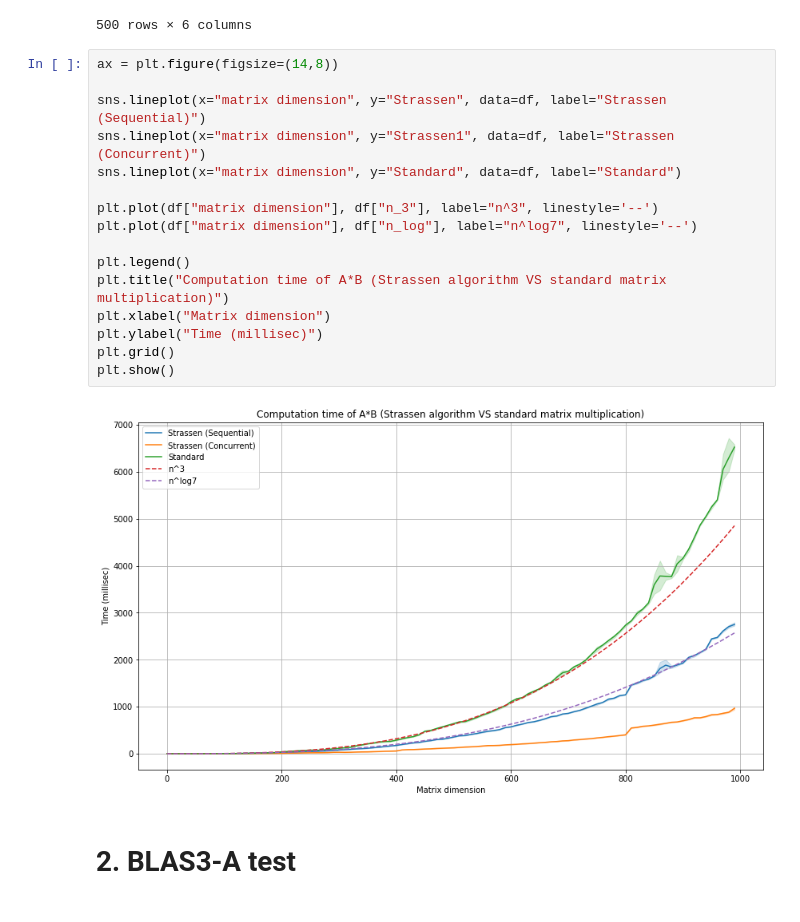
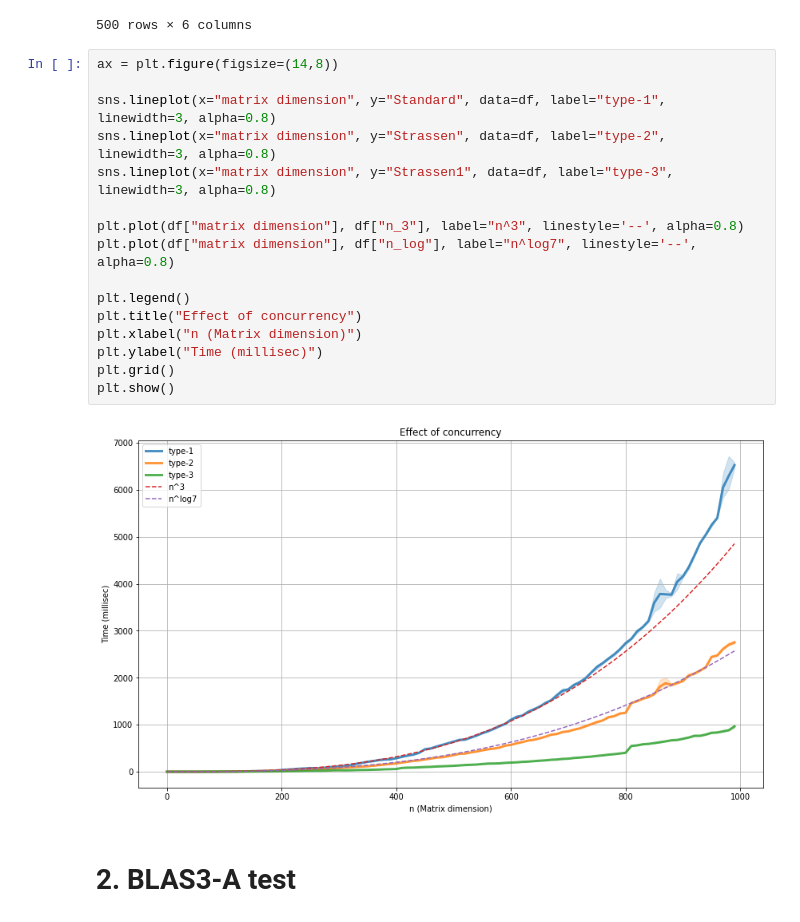
Before and after one commit to JunmingZhao42/FMM-Strassen-Algorithm, a Jupyter notebook: plot.ipynb, the cells around one changed output. Cells and saved outputs as stored; diff of their text form.

```diff
--- a/plot.ipynb
+++ b/plot.ipynb
@@ -30,21 +53,21 @@ df
 # %%
 ax = plt.figure(figsize=(14,8))
 
-sns.lineplot(x="matrix dimension", y="Strassen", data=df, label="Strassen (Sequential)")
-sns.lineplot(x="matrix dimension", y="Strassen1", data=df, label="Strassen (Concurrent)")
-sns.lineplot(x="matrix dimension", y="Standard", data=df, label="Standard")
+sns.lineplot(x="matrix dimension", y="Standard", data=df, label="type-1", linewidth=3, alpha=0.8)
+sns.lineplot(x="matrix dimension", y="Strassen", data=df, label="type-2", linewidth=3, alpha=0.8)
+sns.lineplot(x="matrix dimension", y="Strassen1", data=df, label="type-3", linewidth=3, alpha=0.8)
 
-plt.plot(df["matrix dimension"], df["n_3"], label="n^3", linestyle='--')
-plt.plot(df["matrix dimension"], df["n_log"], label="n^log7", linestyle='--')
+plt.plot(df["matrix dimension"], df["n_3"], label="n^3", linestyle='--', alpha=0.8)
+plt.plot(df["matrix dimension"], df["n_log"], label="n^log7", linestyle='--', alpha=0.8)
 
 plt.legend()
-plt.title("Computation time of A*B (Strassen algorithm VS standard matrix multiplication)")
-plt.xlabel("Matrix dimension")
+plt.title("Effect of concurrency")
+plt.xlabel("n (Matrix dimension)")
 plt.ylabel("Time (millisec)")
 plt.grid()
 plt.show()
 # %% [output]
-[figure, old version]
+[figure, new version]
 # %% [markdown]
 # 2. BLAS3-A test
 # %%
```
Also changed, not shown: parts of 9 cells of this notebook, 6 other files.
